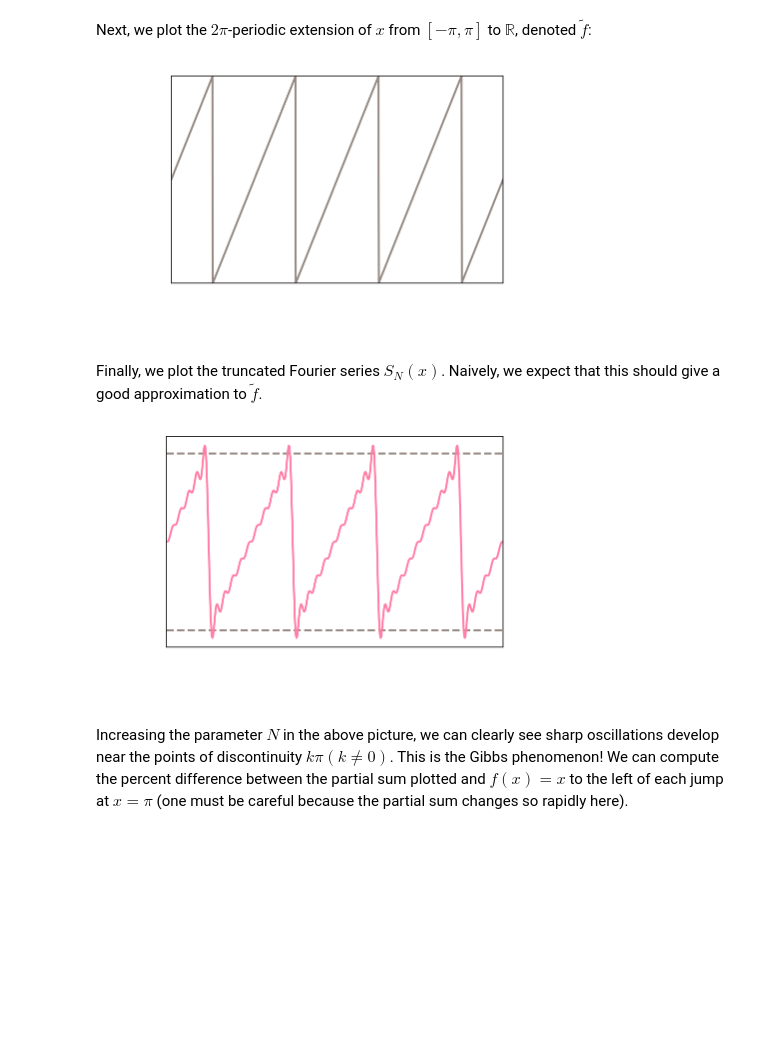
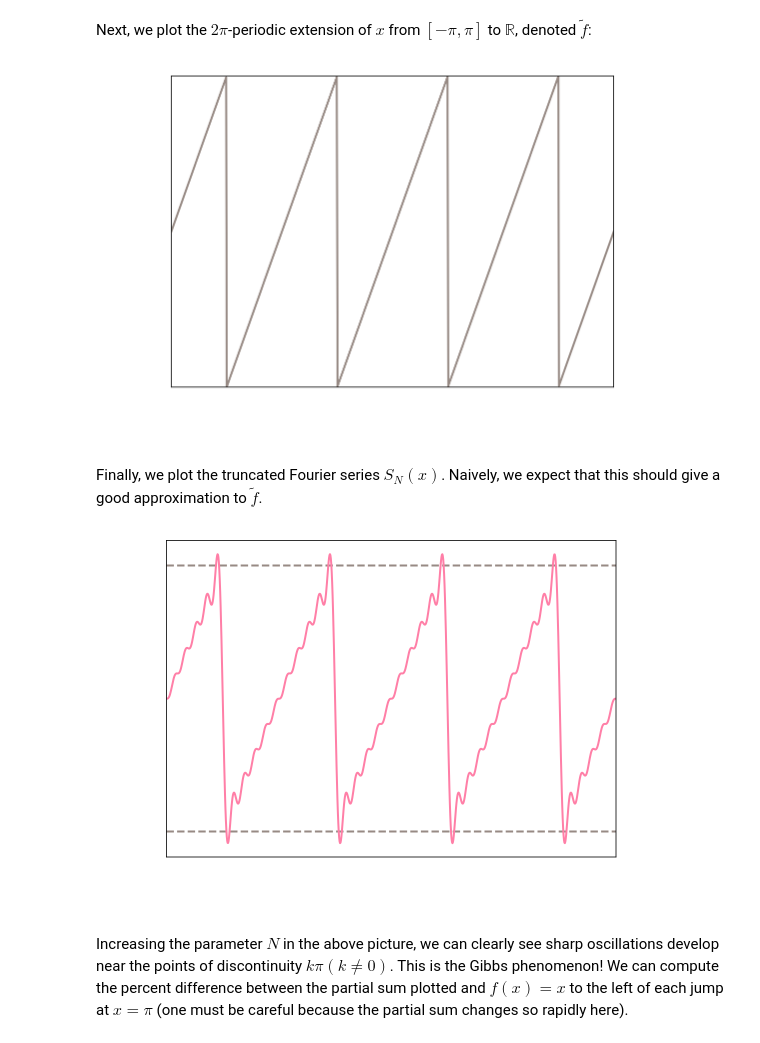
Before and after one commit to ageorgemorgan/teaching, a Jupyter notebook: full_partial_sum_demo.ipynb, the cells around one changed output. Saved outputs shown, nothing was run; the diff lists cells and outputs as text; code cells hidden in the pictures; blank space fills up the shorter version.

```diff
--- a/full_partial_sum_demo.ipynb
+++ b/full_partial_sum_demo.ipynb
@@ -128,34 +134,36 @@ plt.rc('font', family='serif')
 n_periods = 4
 
 xx = np.linspace(-n_periods*np.pi,n_periods*np.pi, np.int(n_periods*200))
 
 plt.plot(xx, (xx+np.pi) %(2*np.pi) - np.pi, color='xkcd:warm grey', linewidth='2')
 
 plt.xlim([-n_periods*np.pi, n_periods*np.pi])
 plt.ylim([-np.pi, np.pi])
 
 plt.xlabel(r"$x$", fontsize=26, color = 'w')
 
 #from matplotlib.ticker import FormatStrFormatter
 #ax.yaxis.set_major_formatter(FormatStrFormatter('%.2f'))
 
 plt.ylabel(r"$\widetilde{f}$", fontsize=26, color='w')
 plt.tick_params(axis='x', which='both', top='off', color = 'w')
 plt.xticks(fontsize=20, rotation=0, color = 'w')
 plt.tick_params(axis='y', which='both', right='off', color = 'w')
 plt.yticks(fontsize=20, rotation=0, color = 'w')
 ax.locator_params(axis='y', nbins=6)
 ax.xaxis.set_major_locator(plt.MultipleLocator(np.pi))
 ax.xaxis.set_major_formatter(plt.FuncFormatter(multiple_formatter()))
 ax.yaxis.set_major_locator(plt.MultipleLocator(np.pi))
 ax.yaxis.set_major_formatter(plt.FuncFormatter(multiple_formatter()))
 
 plt.tight_layout()
 
+fig.set_size_inches(8, 6)
+
 plt.show()
 #"""
 # %% [output]
-[figure, old version]
+[figure, new version]
 # %% [markdown]
 Finally, we plot the truncated Fourier series $S_{N}(x)$. Naively, we expect that this should give a good approximation to $\widetilde{f}$.
 # %%
@@ -197,10 +205,12 @@ ax.yaxis.set_major_formatter(plt.FuncFormatter(multiple_formatter()))
 
 plt.tight_layout()
 
+fig.set_size_inches(8, 6)
+
 plt.show()
 #"""
 # %% [output]
-[figure, old version]
+[figure, new version]
 # %% [markdown]
 Increasing the parameter $N$ in the above picture, we can clearly see sharp oscillations develop near the points of discontinuity $k\pi (k\neq 0)$. This is the Gibbs phenomenon! We can compute the percent difference between the partial sum plotted and $f(x)=x$ to the left of each jump at $x=\pi$ (one must be careful because the partial sum changes so rapidly here).
 # %%
```
Also changed, not shown: parts of 3 cells of this notebook, 10 other files.
